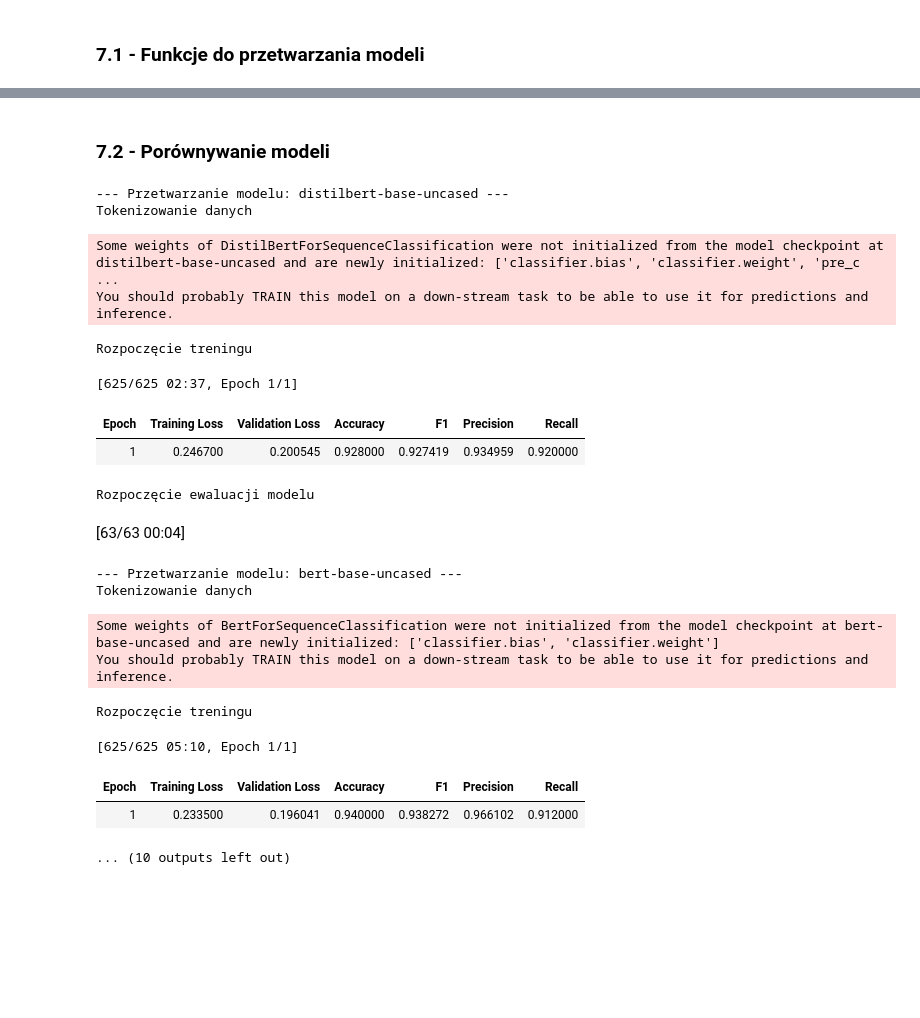
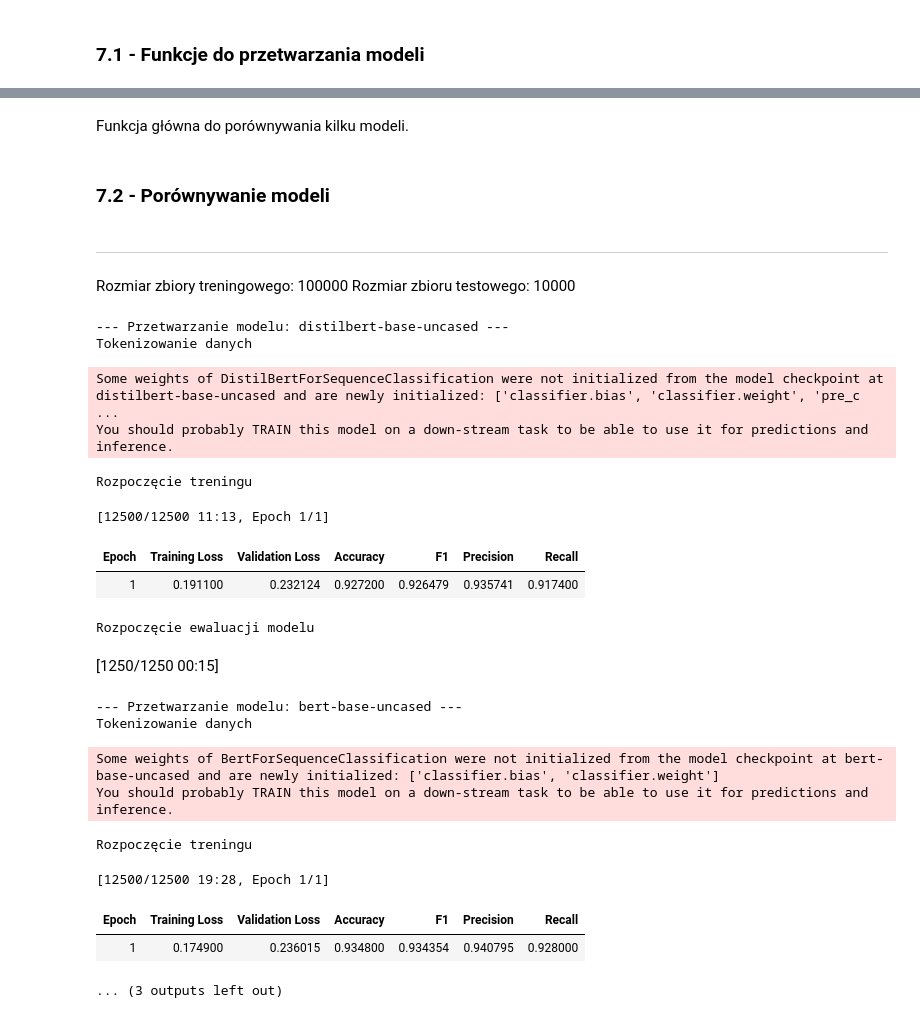
Before and after one commit to piatek5/ML-models-and-classifiers-analisis, a Jupyter notebook: main_notebook.ipynb, the cells around one changed output, grey strips where cells are left out. Saved outputs shown, nothing was run; the diff lists cells and outputs as text; code cells hidden in the pictures; blank space fills up the shorter version.

```diff
--- a/main_notebook.ipynb
+++ b/main_notebook.ipynb
@@ -856,5 +987,4 @@ Device name: NVIDIA GeForce RTX 3060 Laptop GPU
 # %%
 def df_to_dataset(df):
-    """Konwertuje pandas DataFrame na obiekt datasets.Dataset."""
     df = df.astype({'content': 'string', 'label': 'int64'})
     return Dataset.from_pandas(df)
@@ -861,6 +993,3 @@ def df_to_dataset(df):
 # %%
 def tokenize_function(examples, tokenizer):
-    """Funkcja tokenizująca tekst z kolumny 'content'."""
-    # padding='max_length' zapewnia, że wszystkie sekwencje mają tę samą długość
-    # truncation=True obcina sekwencje dłuższe niż maksymalna długość modelu
     return tokenizer(examples["content"], padding="max_length", truncation=True)
@@ -931,4 +1066,6 @@ def show_results(results):
     results_df_filtered = results_df_filtered.rename(columns=metrics_to_show)
 
     print(results_df_filtered.to_markdown()) # Wyświetl jako tabelę markdown
+# %% [markdown]
+Funkcja główna do porównywania kilku modeli.
 # %%
@@ -1022,30 +1160,37 @@ def compare_hf_models(train_df, test_df, num_labels, models_to_compare, train_sp
 ### 7.2 - Porównywanie modeli
 # %%
 models_to_compare = [
-    "distilbert-base-uncased", # Szybszy, mniej zasobożerny
-    "bert-base-uncased",       # Standardowy baseline
-    "roberta-base"           # Często daje dobre wyniki
+    "distilbert-base-uncased",
+    "bert-base-uncased",
+    "roberta-base"
 ]
 num_labels = 2
+batch_size = 8
+# %% [markdown]
+---
+Rozmiar zbiory treningowego: 100000
+Rozmiar zbioru testowego: 10000
 # %%
-compare_hf_models(train_df, test_df, num_labels, models_to_compare)
+train_split_size=100000
+test_split_size=10000
+compare_hf_models(train_df, test_df, num_labels, models_to_compare[0:2], batch_size=batch_size, train_split_size=train_split_size, test_split_size=test_split_size)
 # %% [output]
 --- Przetwarzanie modelu: distilbert-base-uncased ---
 Tokenizowanie danych
 Some weights of DistilBertForSequenceClassification were not initialized from the model checkpoint at distilbert-base-uncased and are newly initialized: ['classifier.bias', 'classifier.weight', 'pre_c ...
 You should probably TRAIN this model on a down-stream task to be able to use it for predictions and inference.
 Rozpoczęcie treningu
-[625/625 02:37, Epoch 1/1]
+[12500/12500 11:13, Epoch 1/1]
 | Epoch | Training Loss | Validation Loss | Accuracy | F1 | Precision | Recall |
-| 1 | 0.246700 | 0.200545 | 0.928000 | 0.927419 | 0.934959 | 0.920000 |
+| 1 | 0.191100 | 0.232124 | 0.927200 | 0.926479 | 0.935741 | 0.917400 |
 Rozpoczęcie ewaluacji modelu
-[63/63 00:04]
+[1250/1250 00:15]
 --- Przetwarzanie modelu: bert-base-uncased ---
 Tokenizowanie danych
 Some weights of BertForSequenceClassification were not initialized from the model checkpoint at bert-base-uncased and are newly initialized: ['classifier.bias', 'classifier.weight']
 You should probably TRAIN this model on a down-stream task to be able to use it for predictions and inference.
 Rozpoczęcie treningu
-[625/625 05:10, Epoch 1/1]
+[12500/12500 19:28, Epoch 1/1]
 | Epoch | Training Loss | Validation Loss | Accuracy | F1 | Precision | Recall |
-| 1 | 0.233500 | 0.196041 | 0.940000 | 0.938272 | 0.966102 | 0.912000 |
+| 1 | 0.174900 | 0.236015 | 0.934800 | 0.934354 | 0.940795 | 0.928000 |
-... (10 outputs left out)
+... (3 outputs left out)
```
Also changed, not shown: parts of 32 cells of this notebook.
